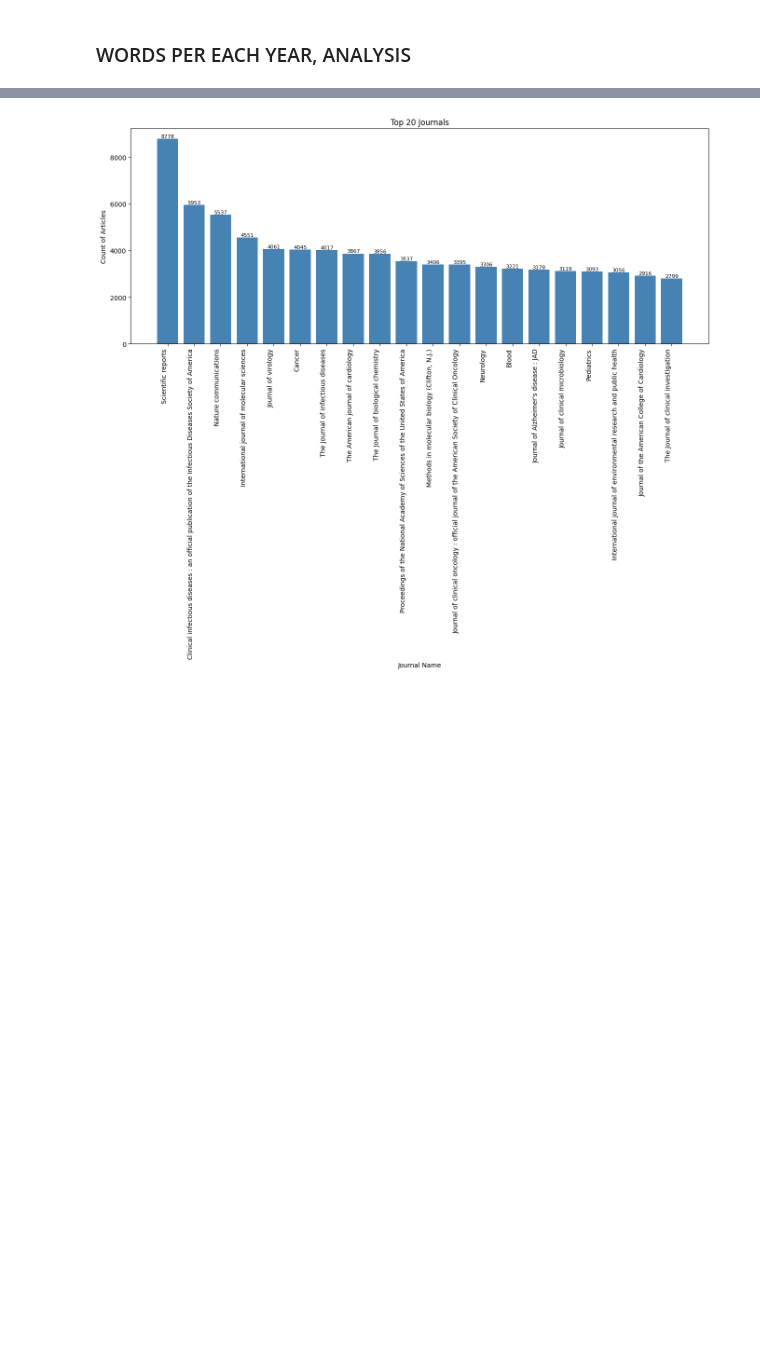
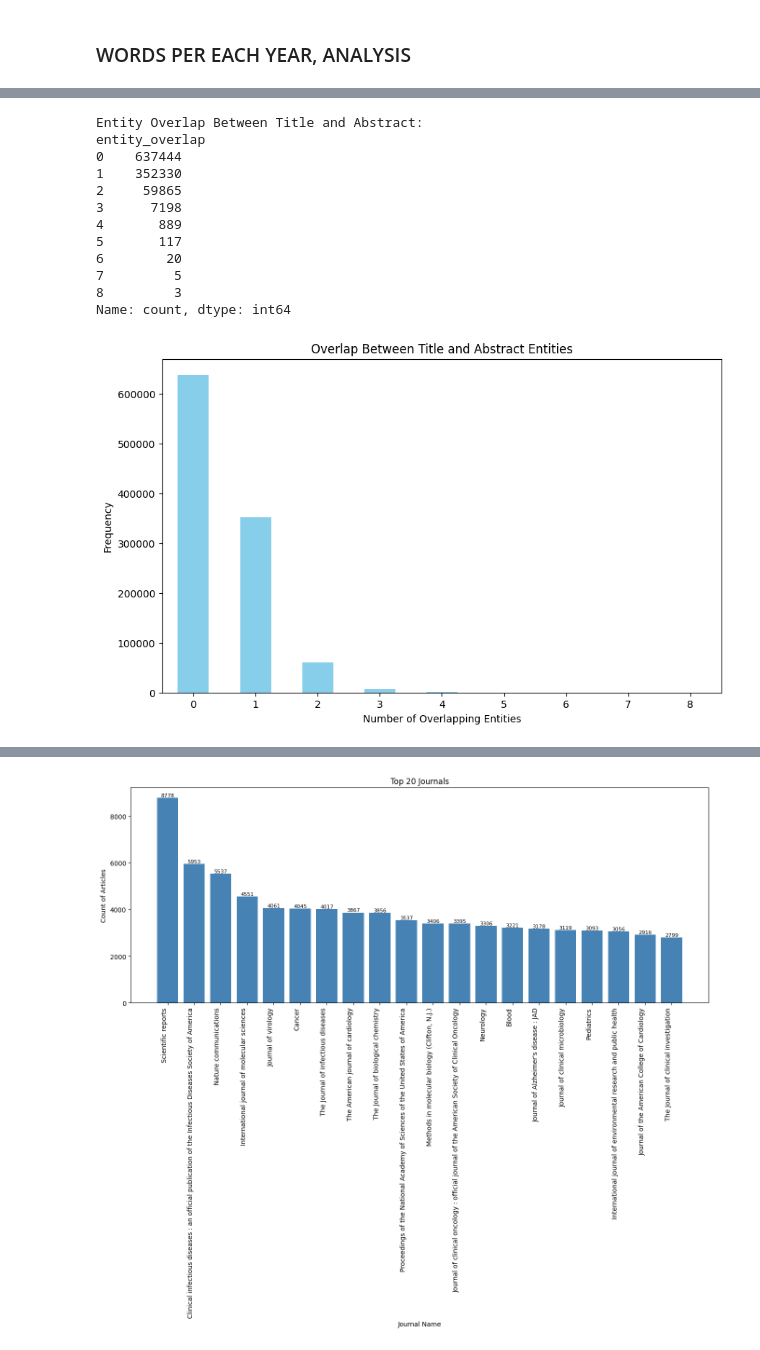
Before and after one commit to mateuszpliszka/PubMedResearch, a Jupyter notebook: 2.EDA_Tokenization.ipynb, the cells around one changed output, grey strips where cells are left out. Drawn from its saved outputs; the diff is of its cells as text; code cells hidden in the pictures; blank space fills up the shorter version.

```diff
--- a/2.EDA_Tokenization.ipynb
+++ b/2.EDA_Tokenization.ipynb
@@ -1725,0 +1914,34 @@ df
+# %%
+# Check overlap between title and abstract entities
+df["entity_overlap"] = df.apply(
+    lambda row: len(set(row["disease_title_spacy"]) & set(row["disease_abstract_spacy"])),
+    axis=1,
+)
+
+# Value counts for the overlap
+overlap_counts = df["entity_overlap"].value_counts()
+print("Entity Overlap Between Title and Abstract:")
+print(overlap_counts)
+
+# Visualize overlap
+plt.figure(figsize=(10, 6))
+overlap_counts.plot(kind="bar", color="skyblue")
+plt.xlabel("Number of Overlapping Entities")
+plt.ylabel("Frequency")
+plt.title("Overlap Between Title and Abstract Entities")
+plt.xticks(rotation=0)
+plt.show()
+# %% [output]
+Entity Overlap Between Title and Abstract:
+entity_overlap
+0    637444
+1    352330
+2     59865
+3      7198
+4       889
+5       117
+6        20
+7         5
+8         3
+Name: count, dtype: int64
+[figure, added]
```
Also changed, not shown: parts of 63 cells of this notebook.
